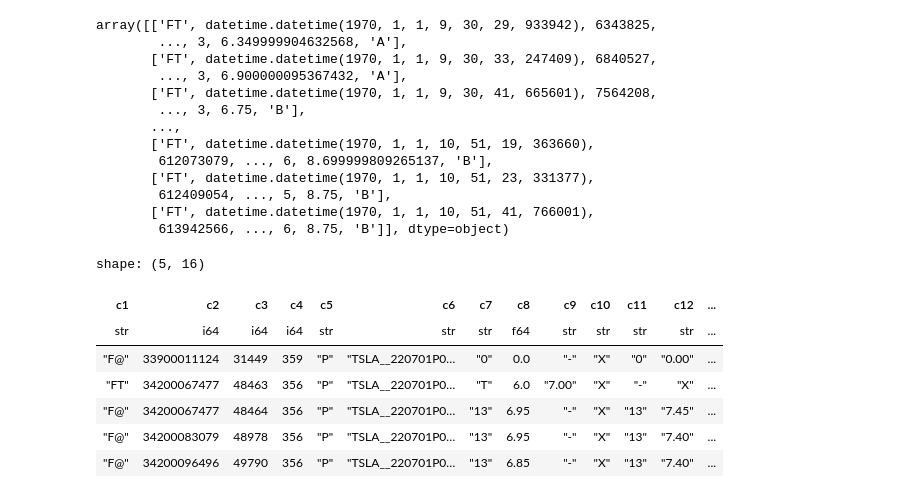
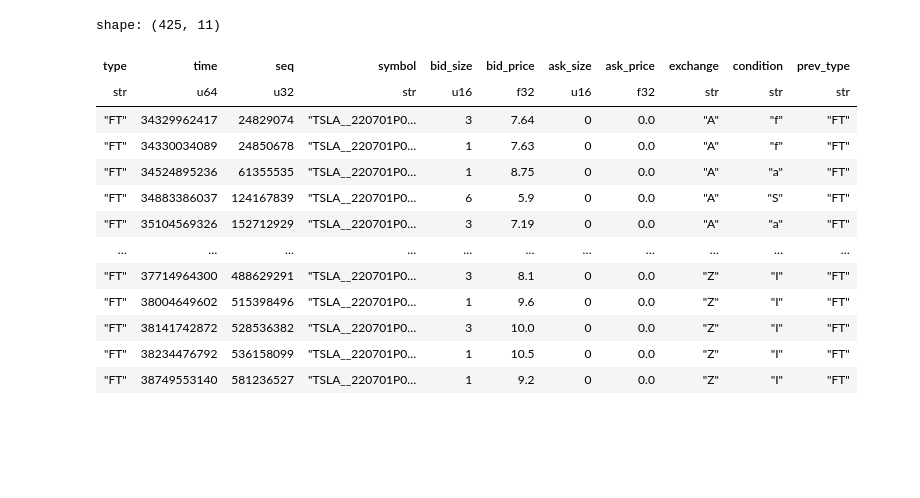
Before and after one commit to lei-rs/Midas-Options, a Jupyter notebook: test.ipynb, the cells around one changed output. Cells and saved outputs as stored; diff of their text form; code cells hidden in the pictures; blank space fills up the shorter version.

```diff
--- a/test.ipynb
+++ b/test.ipynb
@@ -3,4 +1,7 @@ import polars as pl
 # %%
-df = pl.read_parquet('data/temp_tesla.parquet')
-df.columns = [f'c{i}' for i in range(1, 16)]
-df.head()
+import polars as pl
+from src.helpers import prep_quotes
+
+df = pl.read_parquet("data/temp_tesla.parquet")
+df.columns = [f"c{i}" for i in range(1, 16)]
+df = prep_quotes(df.lazy())
@@ -16 +39,18 @@ shape: (5, 15)
+# %%
+df.filter(pl.col("prev_type") == "FT")
+# %% [output]
+shape: (425, 11)
+| type | time | seq | symbol | bid_size | bid_price | ask_size | ask_price | exchange | condition | prev_type |
+| str | u64 | u32 | str | u16 | f32 | u16 | f32 | str | str | str |
+| "FT" | 34329962417 | 24829074 | "TSLA__220701P0… | 3 | 7.64 | 0 | 0.0 | "A" | "f" | "FT" |
+| "FT" | 34330034089 | 24850678 | "TSLA__220701P0… | 1 | 7.63 | 0 | 0.0 | "A" | "f" | "FT" |
+| "FT" | 34524895236 | 61355535 | "TSLA__220701P0… | 1 | 8.75 | 0 | 0.0 | "A" | "a" | "FT" |
+| "FT" | 34883386037 | 124167839 | "TSLA__220701P0… | 6 | 5.9 | 0 | 0.0 | "A" | "S" | "FT" |
+| "FT" | 35104569326 | 152712929 | "TSLA__220701P0… | 3 | 7.19 | 0 | 0.0 | "A" | "a" | "FT" |
+| … | … | … | … | … | … | … | … | … | … | … |
+| "FT" | 37714964300 | 488629291 | "TSLA__220701P0… | 3 | 8.1 | 0 | 0.0 | "Z" | "I" | "FT" |
+| "FT" | 38004649602 | 515398496 | "TSLA__220701P0… | 1 | 9.6 | 0 | 0.0 | "Z" | "I" | "FT" |
+| "FT" | 38141742872 | 528536382 | "TSLA__220701P0… | 3 | 10.0 | 0 | 0.0 | "Z" | "I" | "FT" |
+| "FT" | 38234476792 | 536158099 | "TSLA__220701P0… | 1 | 10.5 | 0 | 0.0 | "Z" | "I" | "FT" |
+| "FT" | 38749553140 | 581236527 | "TSLA__220701P0… | 1 | 9.2 | 0 | 0.0 | "Z" | "I" | "FT" |
 # %%
@@ -19,28 +59,0 @@ e = ExecutionAnalysis(df)
-# %%
-e._exchange_report('N')
-# %% [output]
-array([['FT', datetime.datetime(1970, 1, 1, 9, 30, 29, 933942), 6343825,
-        ..., 3, 6.349999904632568, 'A'],
-       ['FT', datetime.datetime(1970, 1, 1, 9, 30, 33, 247409), 6840527,
-        ..., 3, 6.900000095367432, 'A'],
-       ['FT', datetime.datetime(1970, 1, 1, 9, 30, 41, 665601), 7564208,
-        ..., 3, 6.75, 'B'],
-       ...,
-       ['FT', datetime.datetime(1970, 1, 1, 10, 51, 19, 363660),
-        612073079, ..., 6, 8.699999809265137, 'B'],
-       ['FT', datetime.datetime(1970, 1, 1, 10, 51, 23, 331377),
-        612409054, ..., 5, 8.75, 'B'],
-       ['FT', datetime.datetime(1970, 1, 1, 10, 51, 41, 766001),
-        613942566, ..., 6, 8.75, 'B']], dtype=object)
-# %%
-t = e.by_exchange['X']
-t.head()
-# %% [output]
-shape: (5, 16)
-| c1 | c2 | c3 | c4 | c5 | c6 | c7 | c8 | c9 | c10 | c11 | c12 | ... |
-| str | i64 | i64 | i64 | str | str | str | f64 | str | str | str | str | ... |
-| "F@" | 33900011124 | 31449 | 359 | "P" | "TSLA__220701P0… | "0" | 0.0 | "-" | "X" | "0" | "0.00" | ... |
-| "FT" | 34200067477 | 48463 | 356 | "P" | "TSLA__220701P0… | "T" | 6.0 | "7.00" | "X" | "-" | "X" | ... |
-| "F@" | 34200067477 | 48464 | 356 | "P" | "TSLA__220701P0… | "13" | 6.95 | "-" | "X" | "13" | "7.45" | ... |
-| "F@" | 34200083079 | 48978 | 356 | "P" | "TSLA__220701P0… | "13" | 6.95 | "-" | "X" | "13" | "7.40" | ... |
-| "F@" | 34200096496 | 49790 | 356 | "P" | "TSLA__220701P0… | "13" | 6.85 | "-" | "X" | "13" | "7.40" | ... |
```
Also changed, not shown: parts of 15 cells of this notebook, 7 other files.
